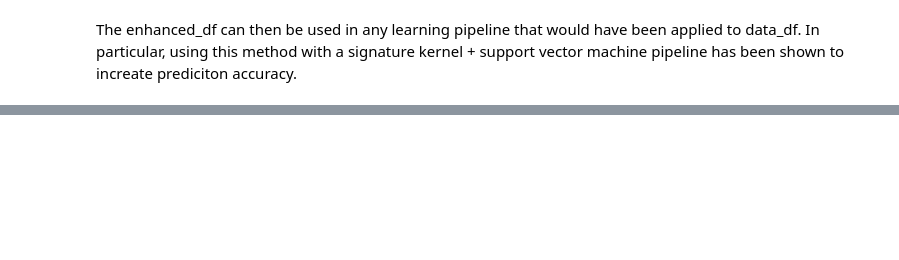
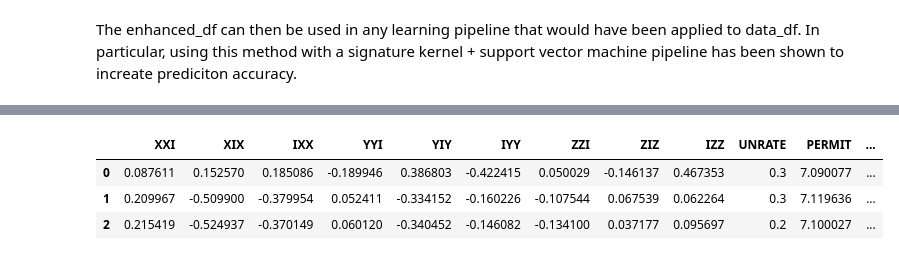
Before and after one commit to manuelarceaguirre/capstone-quantum, a Jupyter notebook: notebooks/quantum_workflow_example.ipynb, the cells around one changed output, grey strips where cells are left out. Cells and saved outputs as stored; diff of their text form; code cells hidden in the pictures; blank space fills up the shorter version.

```diff
--- a/notebooks/quantum_workflow_example.ipynb
+++ b/notebooks/quantum_workflow_example.ipynb
@@ -130,0 +179,21 @@ The enhanced_df can then be used in any learning pipeline that would have been a
+# %%
+import pandas as pd
+
+# Get the row indices from data_df
+target_rows = [idx_list[-1] + 1 for idx_list in series_indices]
+
+# Select corresponding rows from data_df
+selected_data = data_df.iloc[target_rows].reset_index(drop=True)
+
+# Ensure quantum_reservoir_features is also aligned/reset
+qr_features = quantum_reservoir_features.reset_index(drop=True)
+
+# Concatenate horizontally
+res_df = pd.concat([qr_features, selected_data], axis=1)
+# %%
+res_df.head()
+# %% [output]
+|  | XXI | XIX | IXX | YYI | YIY | IYY | ZZI | ZIZ | IZZ | UNRATE | PERMIT | ... |
+| 0 | 0.087611 | 0.152570 | 0.185086 | -0.189946 | 0.386803 | -0.422415 | 0.050029 | -0.146137 | 0.467353 | 0.3 | 7.090077 | ... |
+| 1 | 0.209967 | -0.509900 | -0.379954 | 0.052411 | -0.334152 | -0.160226 | -0.107544 | 0.067539 | 0.062264 | 0.3 | 7.119636 | ... |
+| 2 | 0.215419 | -0.524937 | -0.370149 | 0.060120 | -0.340452 | -0.146082 | -0.134100 | 0.037177 | 0.095697 | 0.2 | 7.100027 | ... |
```
Also changed, not shown: parts of 5 cells of this notebook, 5 other files.
